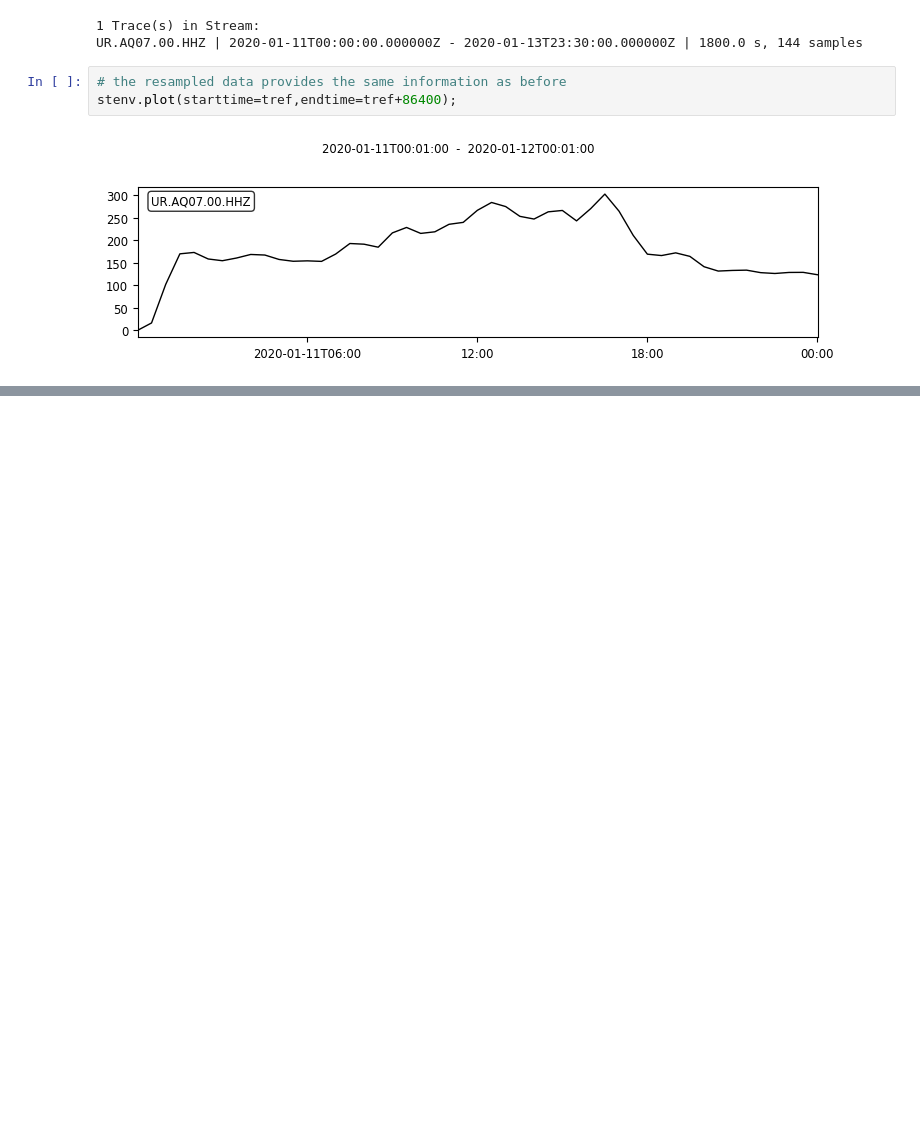
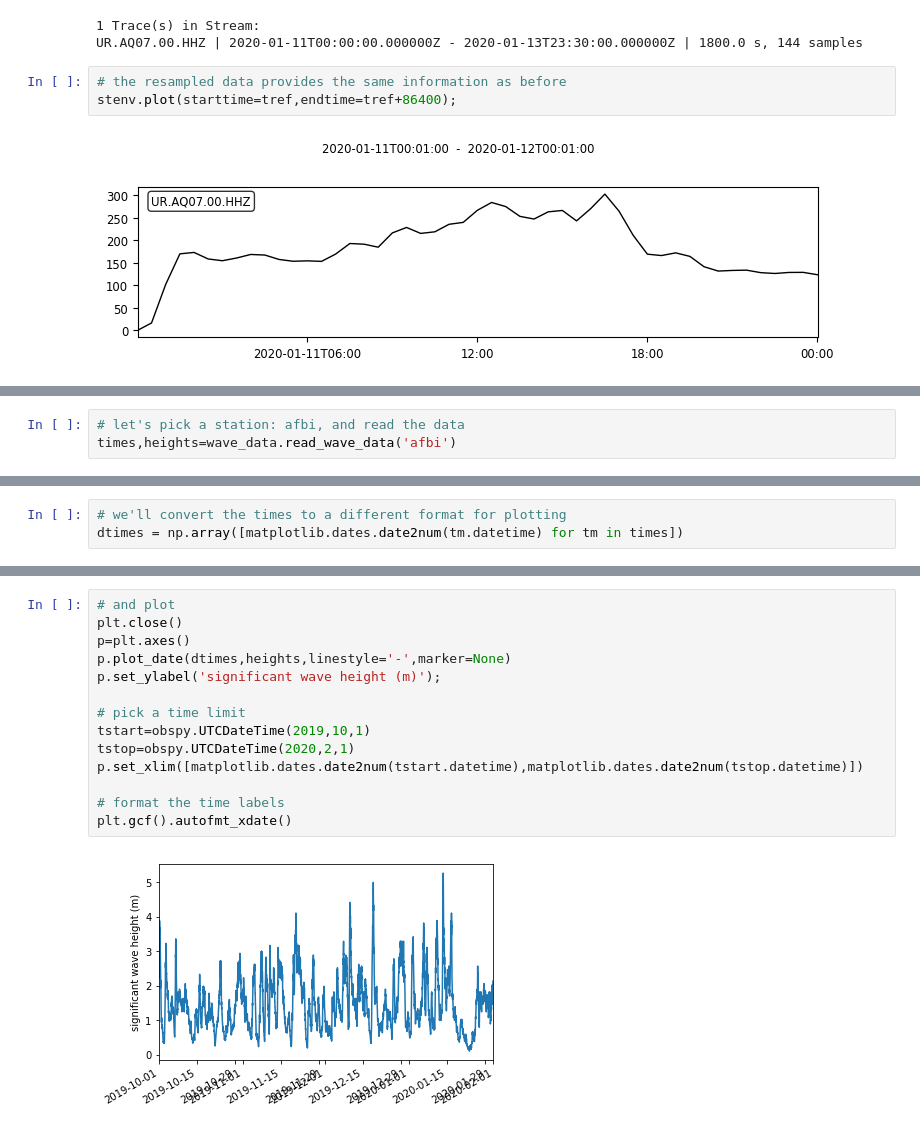
Before and after one commit to jchawthorne/WaveAmplitudes, a Jupyter notebook: wave_amplitude.ipynb, the cells around one changed output, grey strips where cells are left out. Saved outputs shown, nothing was run; the diff lists cells and outputs as text; blank space fills up the shorter version.

```diff
--- a/wave_amplitude.ipynb
+++ b/wave_amplitude.ipynb
@@ -101,0 +109,3 @@ stenv.plot(starttime=tref,endtime=tref+86400);
+# %%
+# let's pick a station: afbi, and read the data
+times,heights=wave_data.read_wave_data('afbi')
@@ -101,0 +127,3 @@ stenv.plot(starttime=tref,endtime=tref+86400);
+# %%
+# we'll convert the times to a different format for plotting
+dtimes = np.array([matplotlib.dates.date2num(tm.datetime) for tm in times])
@@ -101,0 +134,16 @@ stenv.plot(starttime=tref,endtime=tref+86400);
+# %%
+# and plot
+plt.close()
+p=plt.axes()
+p.plot_date(dtimes,heights,linestyle='-',marker=None)
+p.set_ylabel('significant wave height (m)');
+
+# pick a time limit
+tstart=obspy.UTCDateTime(2019,10,1)
+tstop=obspy.UTCDateTime(2020,2,1)
+p.set_xlim([matplotlib.dates.date2num(tstart.datetime),matplotlib.dates.date2num(tstop.datetime)])
+
+# format the time labels
+plt.gcf().autofmt_xdate()
+# %% [output]
+[figure, added]
```
Also changed, not shown: parts of 7 cells of this notebook.
